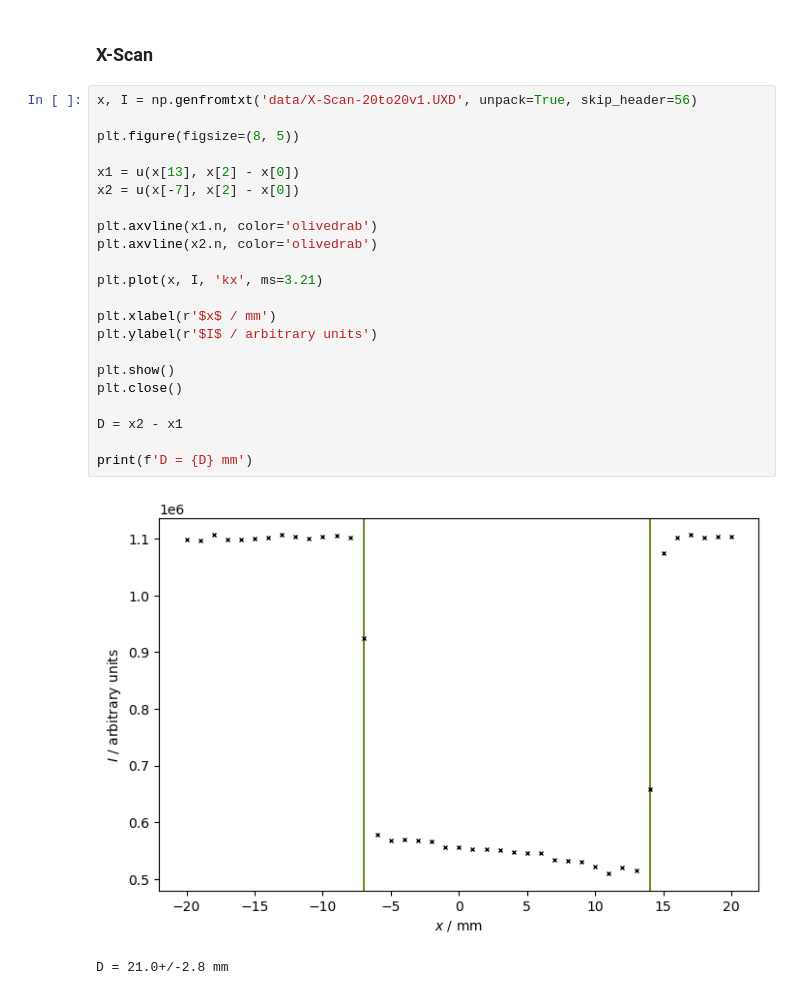
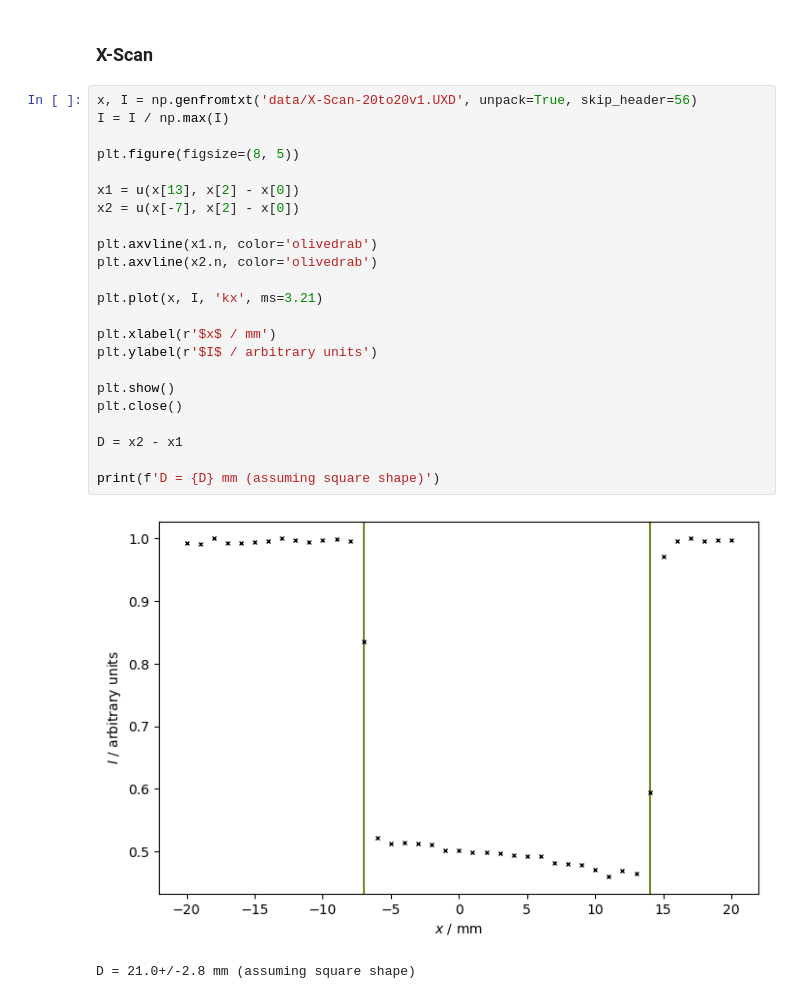
Before and after one commit to frtza/advancedlaboratory, a Jupyter notebook: V44/note.ipynb, the cells around one changed output. Cells and saved outputs as stored; diff of their text form.

```diff
--- a/V44/note.ipynb
+++ b/V44/note.ipynb
@@ -82,26 +85,27 @@ d = 0.24+/-0.06 mm
 ### X-Scan
 # %%
 x, I = np.genfromtxt('data/X-Scan-20to20v1.UXD', unpack=True, skip_header=56)
+I = I / np.max(I)
 
 plt.figure(figsize=(8, 5))
 
 x1 = u(x[13], x[2] - x[0])
 x2 = u(x[-7], x[2] - x[0])
 
 plt.axvline(x1.n, color='olivedrab')
 plt.axvline(x2.n, color='olivedrab')
 
 plt.plot(x, I, 'kx', ms=3.21)
 
 plt.xlabel(r'$x$ / mm')
 plt.ylabel(r'$I$ / arbitrary units')
 
 plt.show()
 plt.close()
 
 D = x2 - x1
 
-print(f'D = {D} mm')
+print(f'D = {D} mm (assuming square shape)')
 # %% [output]
-[figure, old version]
+[figure, new version]
-D = 21.0+/-2.8 mm
+D = 21.0+/-2.8 mm (assuming square shape)
```
Also changed, not shown: parts of 6 cells of this notebook.
